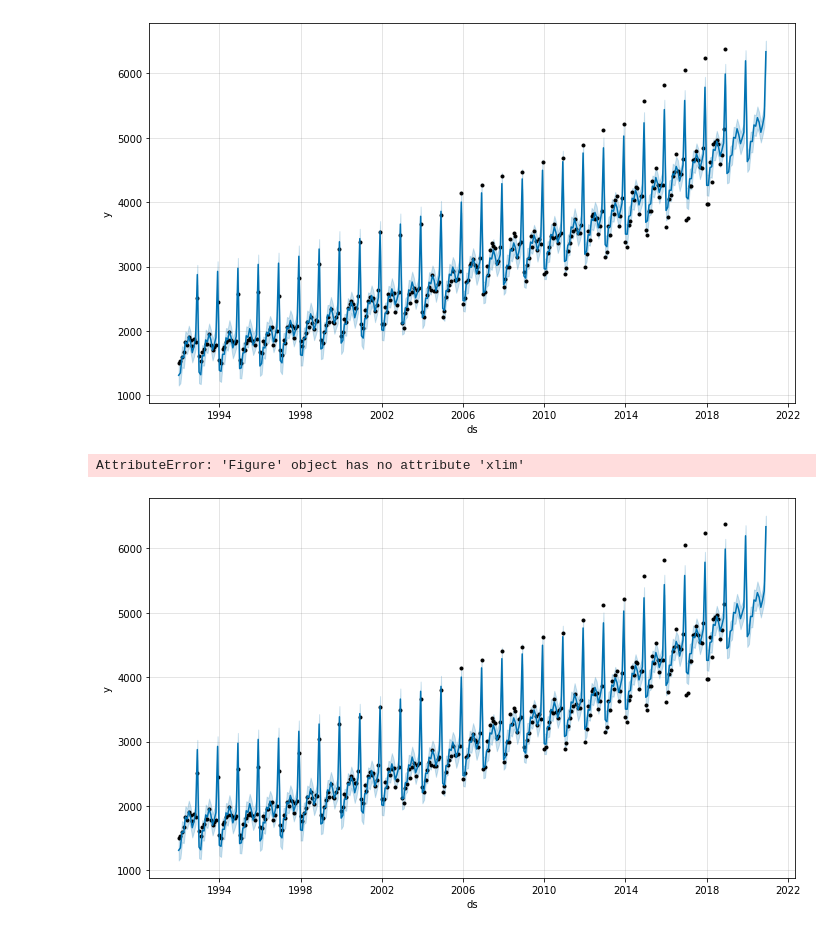
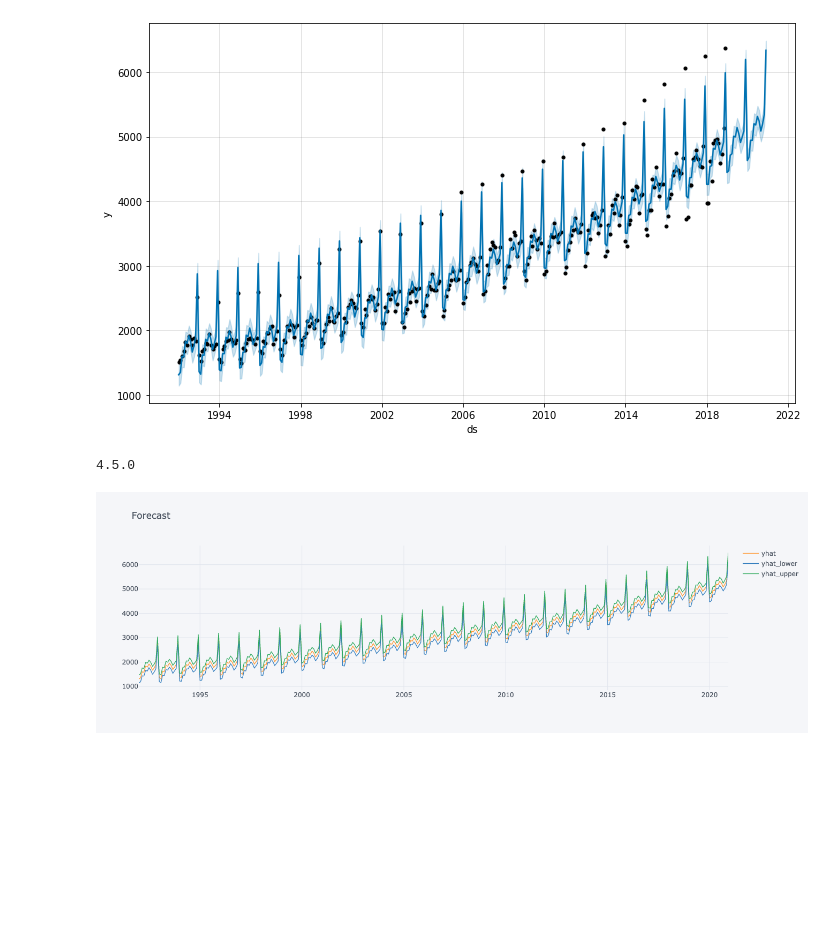
Before and after one commit to shishirkmr/ProphetTimeSeries, a Jupyter notebook: Wine_TimeSeriesAnalysis.ipynb, the cells around one changed output. Drawn from its saved outputs; the diff is of its cells as text; code cells hidden in the pictures; blank space fills up the shorter version.

```diff
--- a/Wine_TimeSeriesAnalysis.ipynb
+++ b/Wine_TimeSeriesAnalysis.ipynb
@@ -129,10 +129,3 @@ forecast[['ds', 'yhat', 'yhat_lower', 'yhat_upper']].tail(12)
 m.plot(forecast);
 # %% [output]
 [figure]
-# %%
-import matplotlib.pyplot as plt
-m.plot(forecast)
-plt.xlim('2014-01-01','2022-01-01')
-# %% [output]
-AttributeError: 'Figure' object has no attribute 'xlim'
-[figure, removed]
@@ -141,2 +132,22 @@ forecast.plot(x='ds',y='yhat')
+# %%
+# Plotly visualization
+from plotly import __version__
+from plotly.offline import download_plotlyjs, init_notebook_mode, plot, iplot
+
+print(__version__) # requires version >= 1.9.0
+
+import cufflinks as cf
+
+# For Notebooks
+init_notebook_mode(connected=True)
+
+# For offline use
+cf.go_offline()
+# %% [output]
+4.5.0
+# %%
+forecast[['ds', 'yhat', 'yhat_lower', 'yhat_upper']].iplot(kind='line',x='ds',title='Forecast',)
+# %% [output]
+[figure, added]
 # %%
 m.plot_components(forecast);
```
Also changed, not shown: parts of 10 cells of this notebook, 2 other files.
